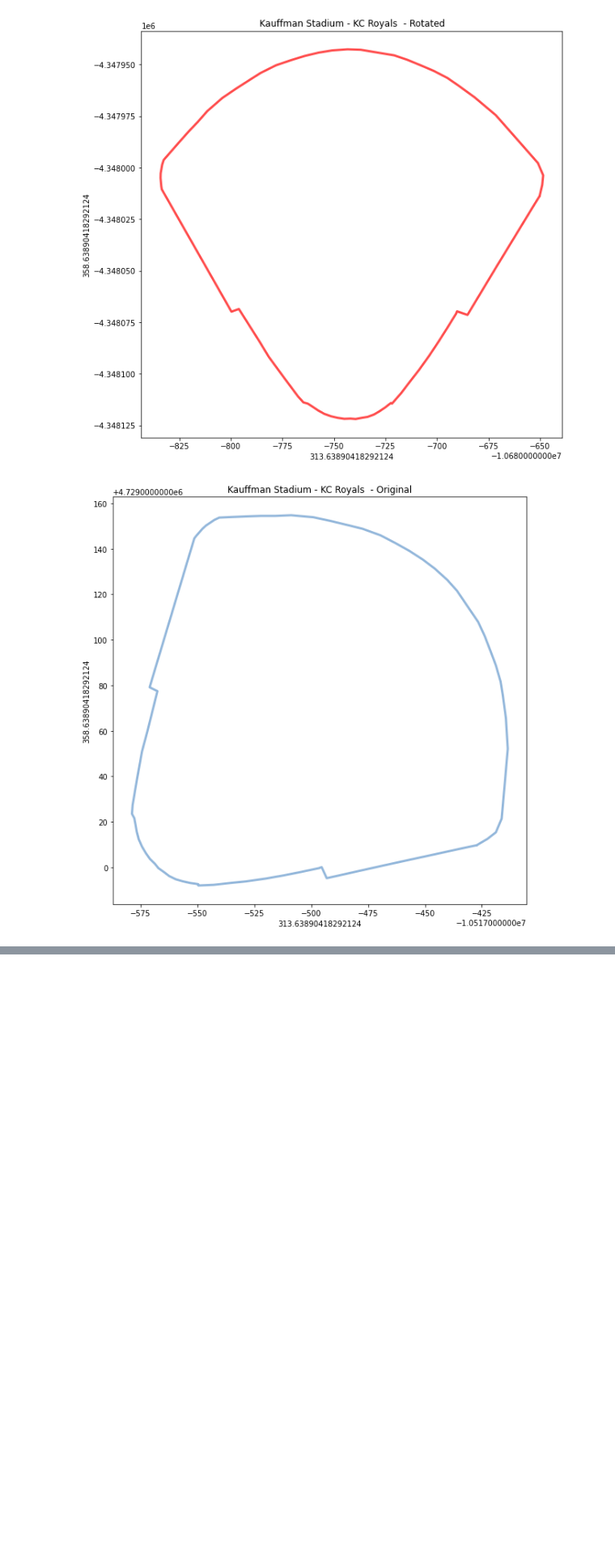
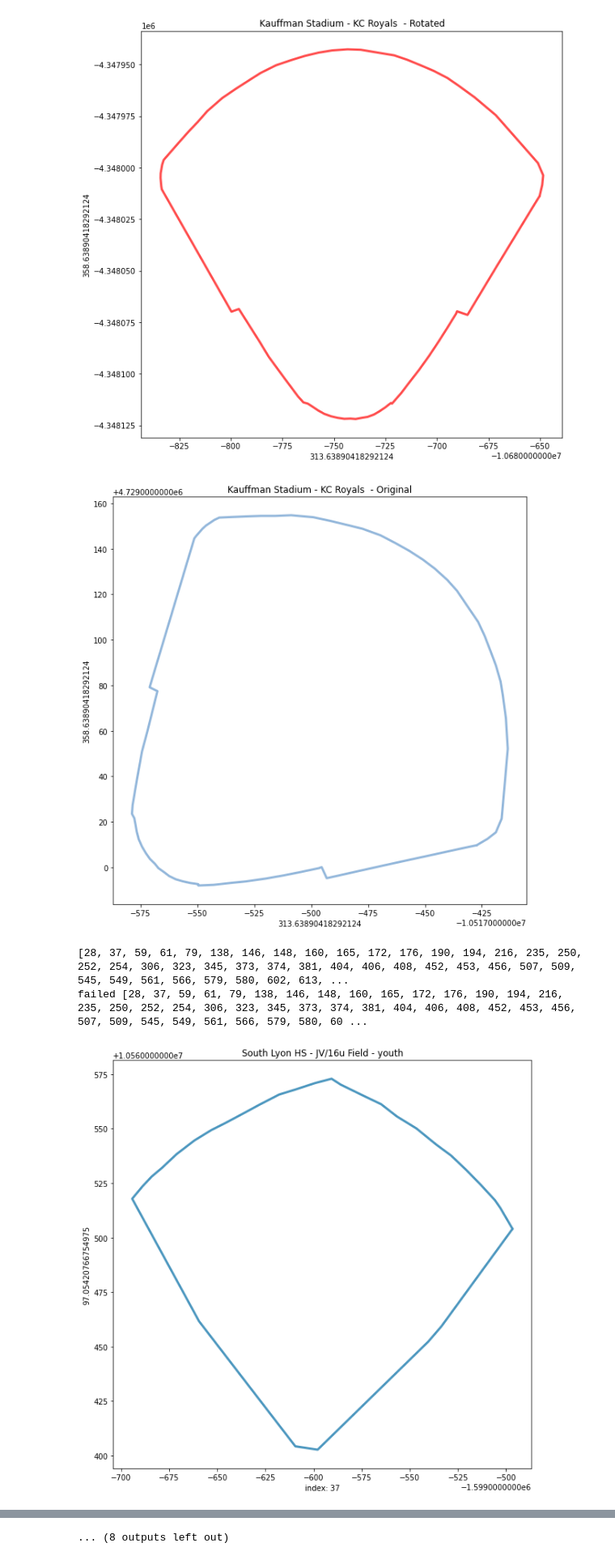
Before and after one commit to JSmith1826/BB_parks, a Jupyter notebook: NEW_GEOMETRY_WORKBOOK.ipynb, the cells around one changed output, grey strips where cells are left out. Shown at 81% size. Cells and saved outputs as stored; diff of their text form; code cells hidden in the pictures; blank space fills up the shorter version.

Commit message:
geom book needs work

```diff
--- a/NEW_GEOMETRY_WORKBOOK.ipynb
+++ b/NEW_GEOMETRY_WORKBOOK.ipynb
@@ -340,3 +340,64 @@ plt.show()
 # %% [output]
 [figure]
 [figure]
+# %%
+### Output plots to a folder
+
+import os
+
+import matplotlib.style as style
+style.use('tableau-colorblind10')
+
+plot_dir = 'TEMP\plots'
+
+
+##Output the rotated polygons with the hp point also in the figure
+# set the background to transparent
+
+### Plot the rot_poly column
+import matplotlib.pyplot as plt
+import descartes
+failed = []
+# i = 160
+
+for i in range(0, len(df)):
+        try:
+                shape = geom.shape(df['poly_rot'][i])
+                x, y = shape.exterior.xy
+
+                # point = geom.point(df['foul_hp'][i])
+
+
+
+                fig, ax = plt.subplots(figsize=(10,10))
+
+
+                ax.plot(x, y, alpha=0.7,
+                        linewidth=3, solid_capstyle='round', zorder=2)
+                # ax.plot(point, color='red', alpha=0.7)
+                ax.set_aspect('auto')
+                ax.set_title(df['field'][i])
+                ax.set_ylabel(df['angle'][i])
+                ax.set_xlabel(f'index: {i}')
+
+                ### Save the figure to a folder
+                fig.savefig(os.path.join(plot_dir, df['field'][i] + '.png'), transparent=True)
+
+                plt.close()
+
+
+
+        except:
+                failed.append(i)
+                pass
+
+
+print(failed)
+
+
+
+print('failed', failed)
+# %% [output]
+[28, 37, 59, 61, 79, 138, 146, 148, 160, 165, 172, 176, 190, 194, 216, 235, 250, 252, 254, 306, 323, 345, 373, 374, 381, 404, 406, 408, 452, 453, 456, 507, 509, 545, 549, 561, 566, 579, 580, 602, 613, ...
+failed [28, 37, 59, 61, 79, 138, 146, 148, 160, 165, 172, 176, 190, 194, 216, 235, 250, 252, 254, 306, 323, 345, 373, 374, 381, 404, 406, 408, 452, 453, 456, 507, 509, 545, 549, 561, 566, 579, 580, 60 ...
+[figure, added]
@@ -342,0 +414 @@ plt.show()
+... (8 outputs left out)
```
Also changed, not shown: parts of 2 cells of this notebook.
